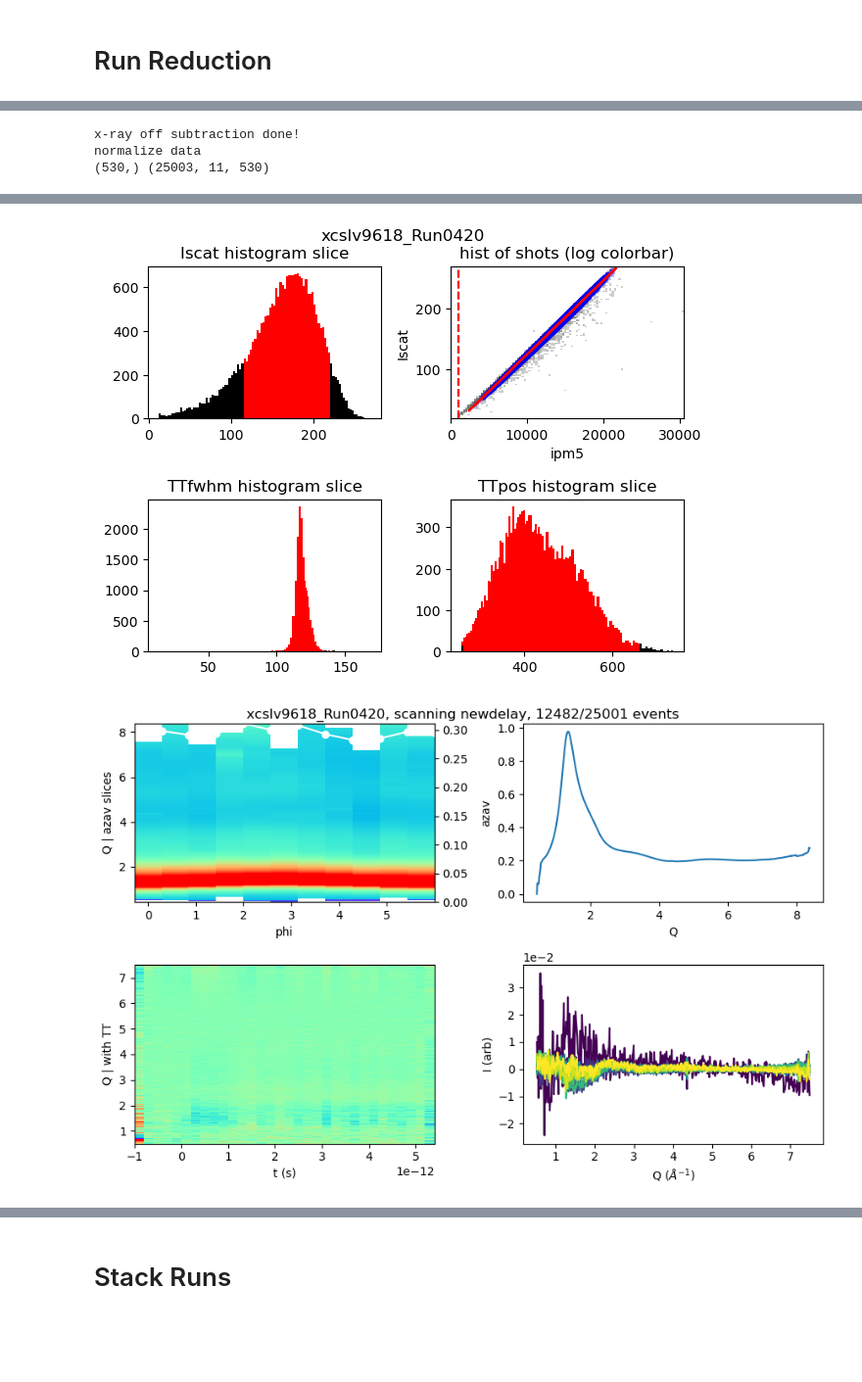
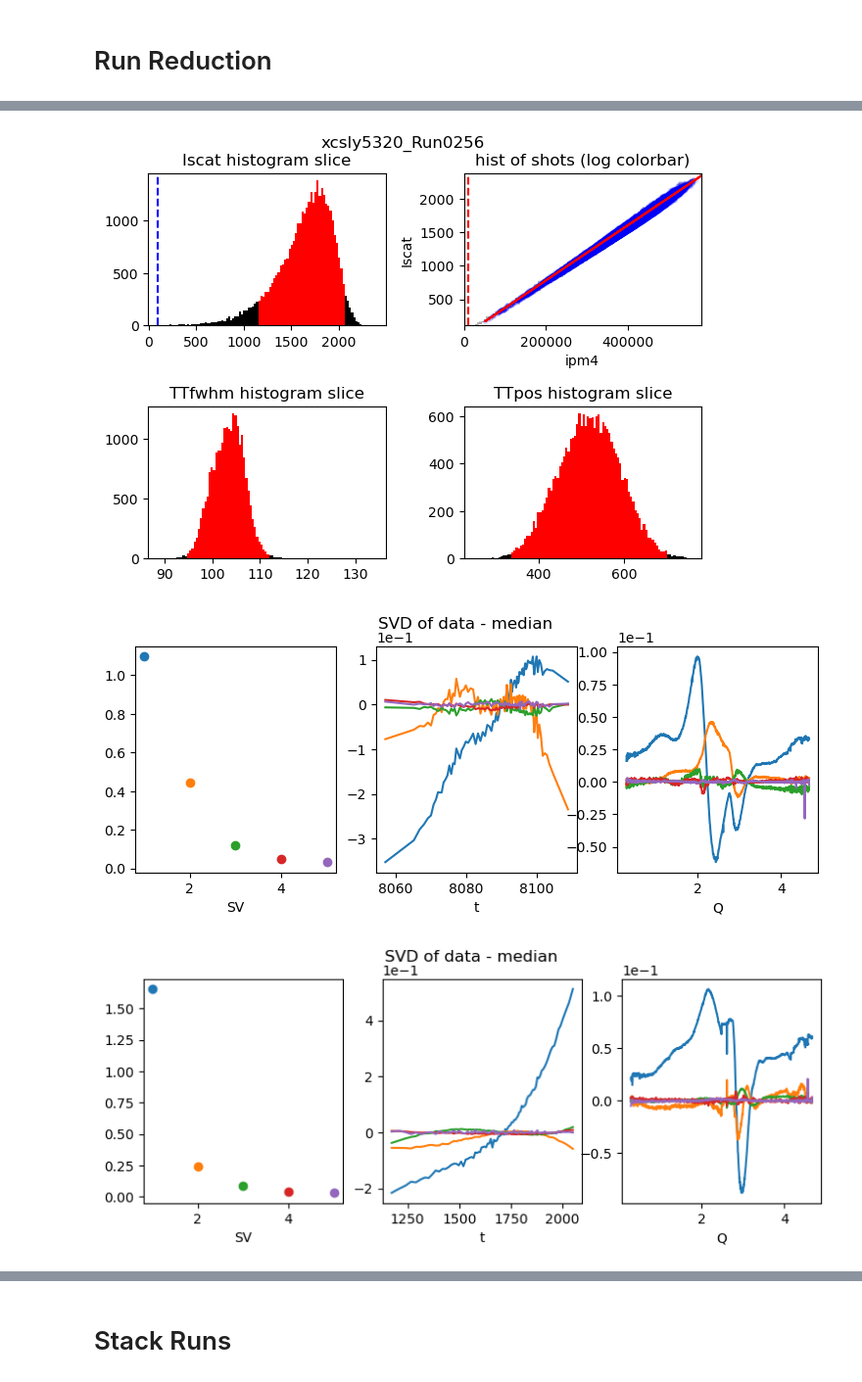
Before and after one commit to Solution-Phase-Chemistry/ReduceScatt, a Jupyter notebook: Example_delay_v1.ipynb, the cells around one changed output, grey strips where cells are left out. Shown at 98% size. Cells and saved outputs as stored; diff of their text form; code cells hidden in the pictures; blank space fills up the shorter version.

```diff
--- a/Example_delay_v1.ipynb
+++ b/Example_delay_v1.ipynb
@@ -29,13 +29,13 @@ from LCLSDataToolsNew.plottingTools import *
 
 print('Import Complete!')
 
-exper = 'xcslv9618'
+exper = 'xcsly5320'
 ### ffb ###
 # smalldata_folder='/cds/data/drpsrcf/xcs/'+exper+'/scratch/hdf5/smalldata/'
 ### call ffb from psana ###
 # smalldata_folder='/reg/data/drpsrcf/xcs/'+exper+'/scratch/hdf5/smalldata/'
 ### psana ###
-smalldata_folder='/reg/d/psdm/xcs/'+exper+'/hdf5/smalldata/'
+smalldata_folder='/reg/d/psdm/xcs/'+exper+'/hdf5/smalldata/smdBeamtime/'
 
 
 # outpath='/reg/d/psdm/xcs/'+exper+'/results/ReducedData/'
@@ -80,23 +80,23 @@ varDict = {
 # %% [markdown]
 ## set up paramDict
 # %%
-setbins=np.arange(-1e-12,5.5e-12,.2e-12)
+setbins=np.arange(-0.4e-12,1.3e-12,.02e-12)
 
 
 paramDict= {
         'binSetup'  : 'fixed',
         'binSet2'   : setbins,
         'binMethod' : 'ave',
-        'qnorm'     : (5,6),
-        'qrange'    : (0.5,7.5),
+        'qnorm'     : (3,3.5),
+        'qrange'    : (0.5,3.5),
         'show_filters'  : True, #show filter plots
         'useAzav_std'  : False,
         'azav_percent_filter' : None,
-        'ipm'    : 5, # select ipm to use for I0
+        'ipm'    : 4, # select ipm to use for I0
         'corr_filter' : True,
-        'corr_threshold': .02 , #threshold as fraction
-        'ipm_filter' : (1000,None), #set limits for ipm intensity
-        'Iscat_threshold'  : 10, #lower limit for Iscat
+        'corr_threshold': .05 , #threshold as fraction
+        'ipm_filter' : (10000,None), #set limits for ipm intensity
+        'Iscat_threshold'  : 100, #lower limit for Iscat
 
         'use_TT'   :  True,
         'scan_var' : None,
@@ -104,8 +104,8 @@ paramDict= {
 
         't0_corr' : None,  #false or float offset for time zero
         'enforce_iso': False, #enforce isotropic off shots?
-        'energy_corr' : False, # ebeam photon energy correction
-        'NonLin_corr': None, #None, SVD, poly, or SVDbyBin
+        'energy_corr' : True, # ebeam photon energy correction
+        'NonLin_corr': 'SVD', #None, SVD, poly, or SVDbyBin
 
         'AdjSub'    : 50, #number of adjascent off shots to average and subtract, -1 subtracts all
         'aniso'  : False,
@@ -127,7 +127,7 @@ paramDict= {
 # %% [markdown]
 # Run Reduction
 # %%
-runs=[419,420]
+runs=[256]
 
 ReduceData(smalldata_folder,exper,runs,outpath,paramDict,varDict)
 # %% [output]
@@ -148,3 +150,0 @@ t=(encoder + tt/ttCorr)*1e-12
-x-ray off subtraction done!
-normalize data
-(530,) (25003, 11, 530)
@@ -168,2 +151,3 @@ done
-[figure, old version]
+[figure, new version]
-[figure, old version]
+[figure, new version]
+[figure, added]
```
Also changed, not shown: parts of 4 cells of this notebook, 1 other file.
